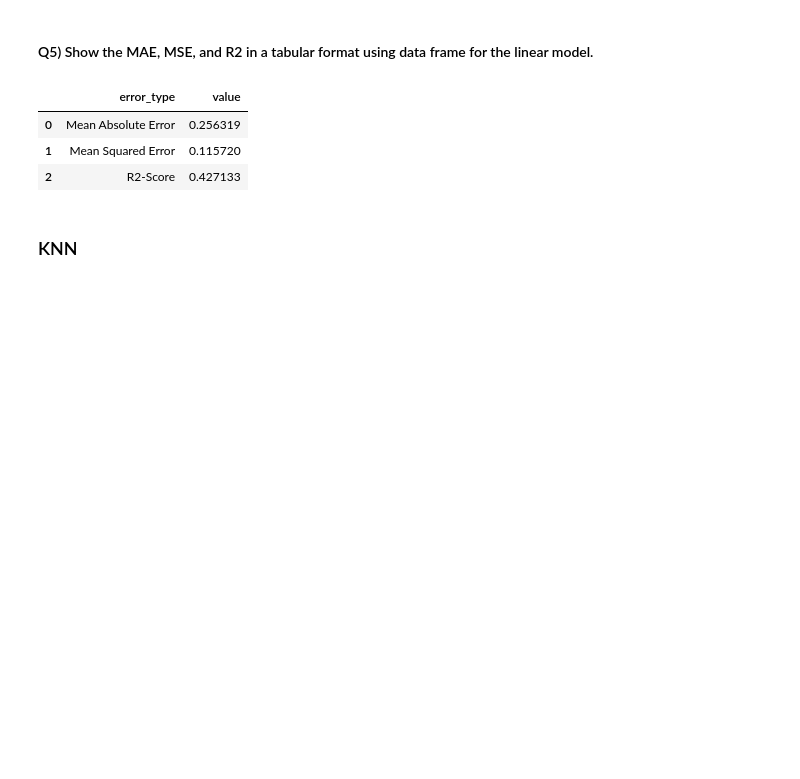
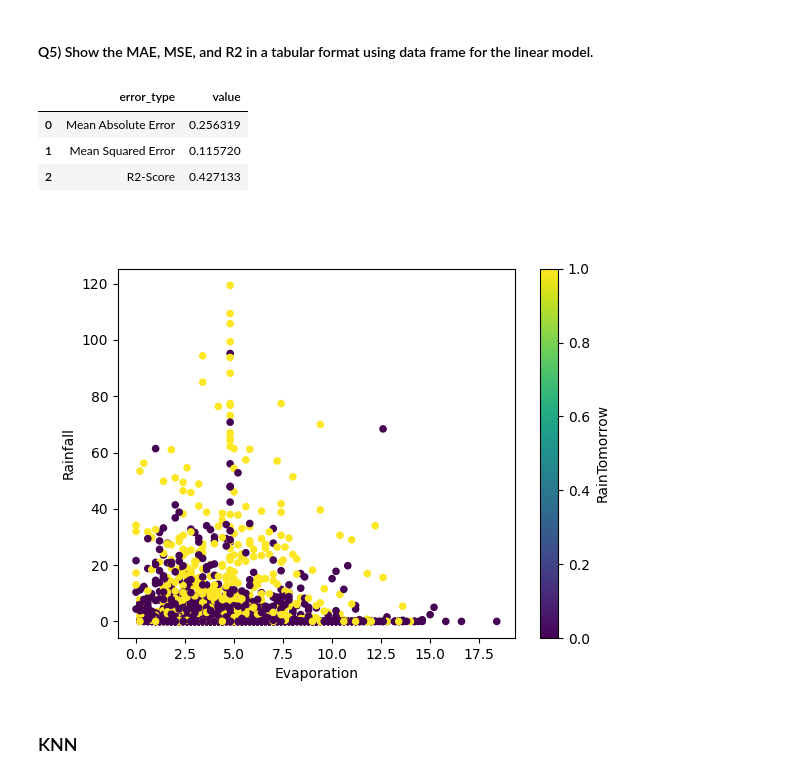
Before and after one commit to Bhuribhat/IBM-Data-Science, a Jupyter notebook: 9. Machine Learning/Week 5 - Final Project/Rain_Prediction.ipynb, the cells around one changed output. Saved outputs shown, nothing was run; the diff lists cells and outputs as text; code cells hidden in the pictures; blank space fills up the shorter version.

```diff
--- a/9. Machine Learning/Week 5 - Final Project/Rain_Prediction.ipynb
+++ b/9. Machine Learning/Week 5 - Final Project/Rain_Prediction.ipynb
@@ -238,6 +244,16 @@ Report
 | 0 | Mean Absolute Error | 0.256319 |
 | 1 | Mean Squared Error | 0.115720 |
 | 2 | R2-Score | 0.427133 |
+# %%
+df_sydney_processed.plot.scatter(
+    x='Evaporation',
+    y='Rainfall',
+    c='RainTomorrow',
+    colormap='viridis'
+)
+plt.show()
+# %% [output]
+[figure, added]
 # %% [markdown]
 ### KNN
 # %% [markdown]
```
Also changed, not shown: parts of 6 cells of this notebook, 3 other files.
